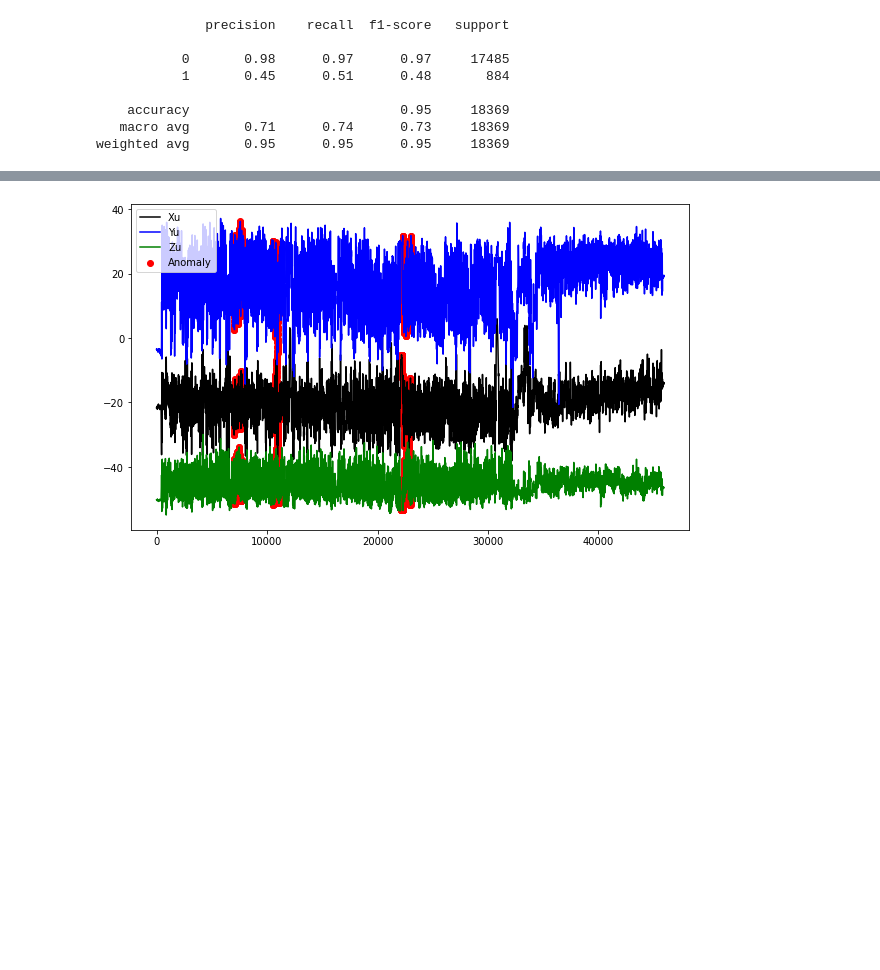
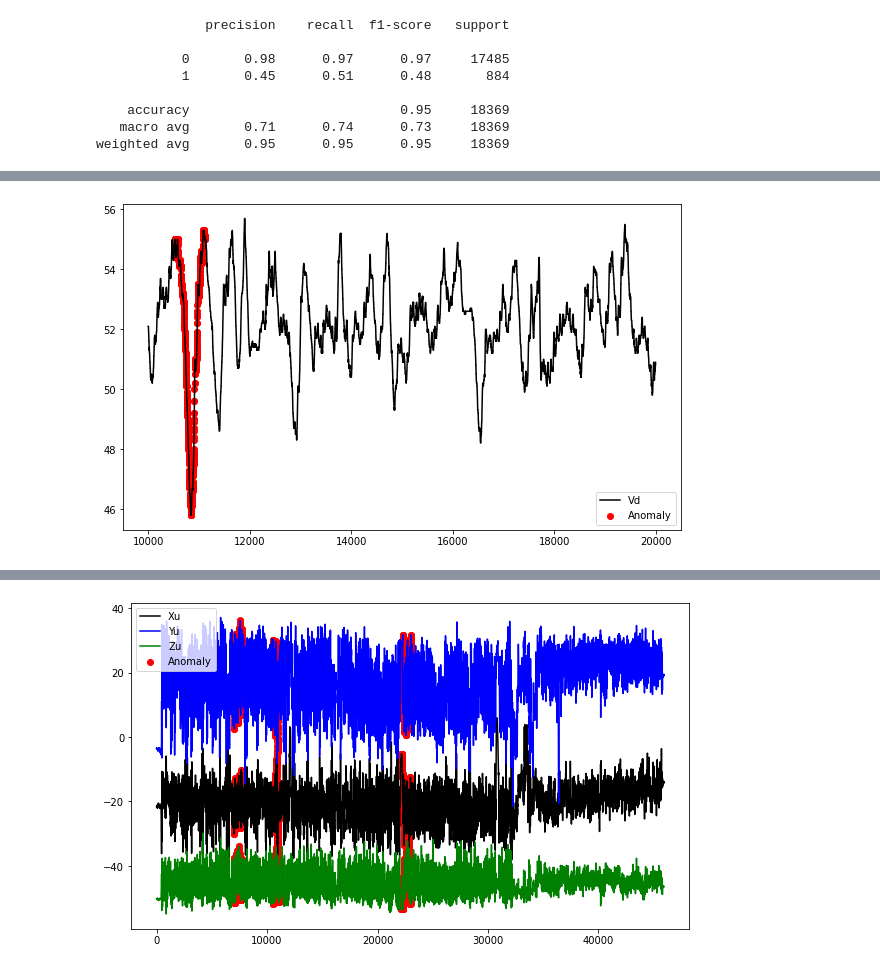
Before and after one commit to kujoki/Time_series_ml, a Jupyter notebook: time_series_and_anomal_classification.ipynb, the cells around one changed output, grey strips where cells are left out. Cells and saved outputs as stored; diff of their text form; code cells hidden in the pictures; blank space fills up the shorter version.

```diff
--- a/time_series_and_anomal_classification.ipynb
+++ b/time_series_and_anomal_classification.ipynb
@@ -213,0 +227,13 @@ plt.show()
+# %%
+fig, ax = plt.subplots(figsize=(10,6))
+df = data.iloc[10000:20000]
+df
+
+a = df.loc[df['label'] == 1, ['Vd']] #anomaly
+
+ax.plot(df.index, df['Vd'], color='black', label = 'Vd')
+ax.scatter(a.index,a['Vd'], color='red', label = 'Anomaly')
+plt.legend()
+plt.show()
+# %% [output]
+[figure, added]
```
Also changed, not shown: parts of 4 cells of this notebook.
